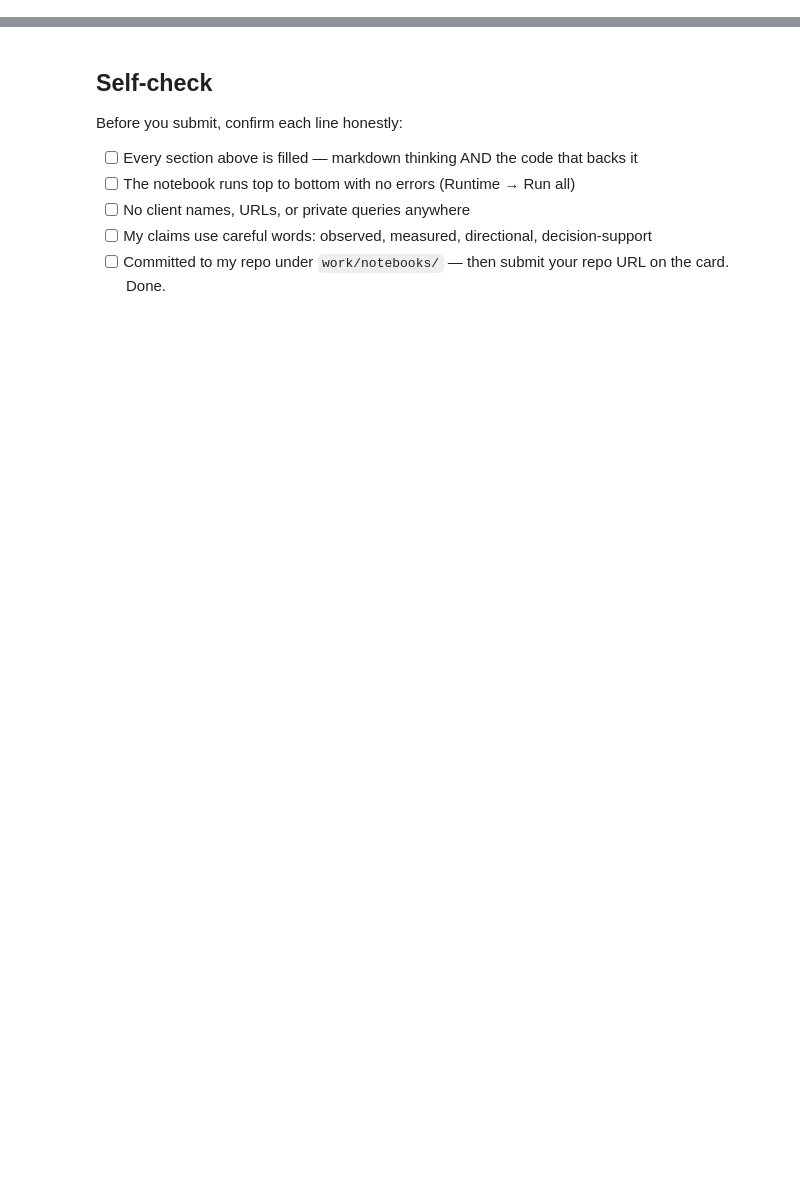
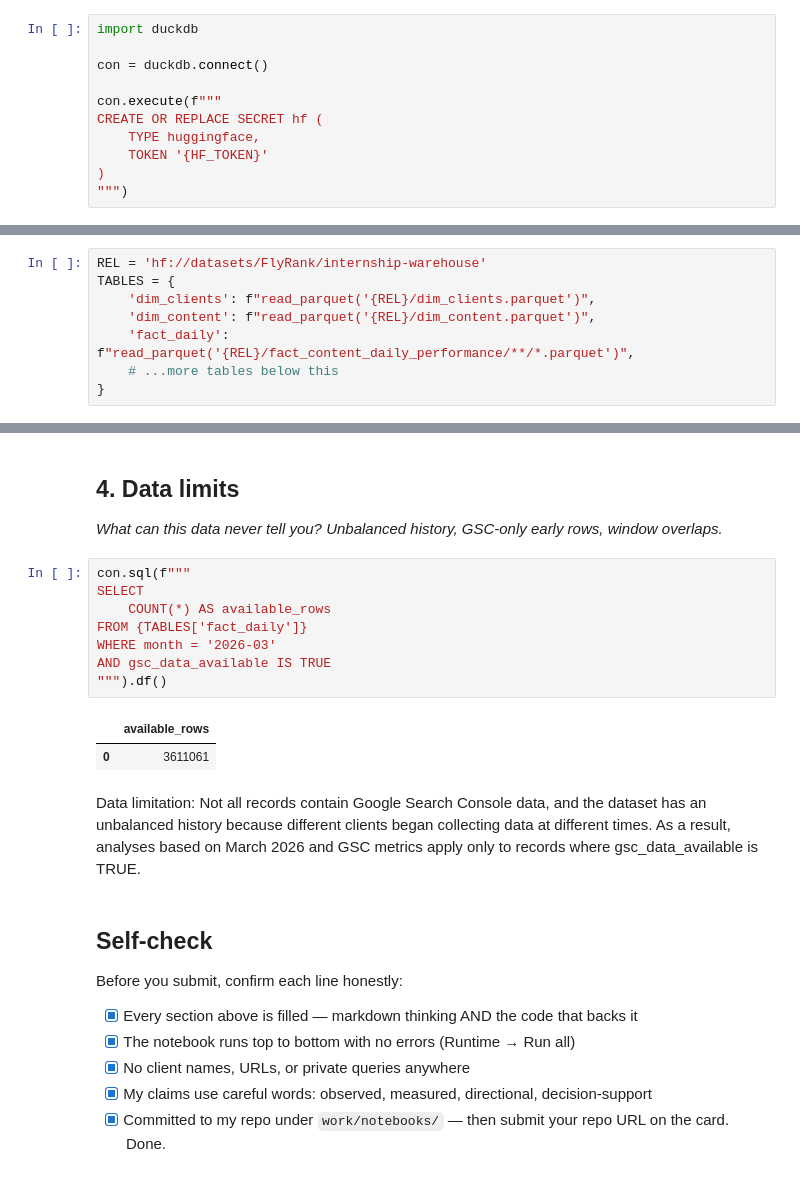
Before and after one commit to Debbie1236-cmd/flyrank-ml-internship, a Jupyter notebook: work/notebooks/w04_signal_audit.ipynb, the cells around one changed output, grey strips where cells are left out. Drawn from its saved outputs; the diff is of its cells as text; blank space fills up the shorter version.

```diff
--- a/work/notebooks/w04_signal_audit.ipynb
+++ b/work/notebooks/w04_signal_audit.ipynb
@@ -36,0 +43,11 @@ This skeleton is yours to fill. Work the sections **in order** — each one has
+# %%
+import duckdb
+
+con = duckdb.connect()
+
+con.execute(f"""
+CREATE OR REPLACE SECRET hf (
+    TYPE huggingface,
+    TOKEN '{HF_TOKEN}'
+)
+""")
@@ -36,0 +56,8 @@ This skeleton is yours to fill. Work the sections **in order** — each one has
+# %%
+REL = 'hf://datasets/FlyRank/internship-warehouse'
+TABLES = {
+    'dim_clients': f"read_parquet('{REL}/dim_clients.parquet')",
+    'dim_content': f"read_parquet('{REL}/dim_content.parquet')",
+    'fact_daily':  f"read_parquet('{REL}/fact_content_daily_performance/**/*.parquet')",
+    # ...more tables below this
+}
@@ -37,10 +201,28 @@ This skeleton is yours to fill. Work the sections **in order** — each one has
+# %% [markdown]
+## 4. Data limits
+
+*What can this data never tell you? Unbalanced history, GSC-only early rows, window overlaps.*
+# %%
+con.sql(f"""
+SELECT
+    COUNT(*) AS available_rows
+FROM {TABLES['fact_daily']}
+WHERE month = '2026-03'
+AND gsc_data_available IS TRUE
+""").df()
+# %% [output]
+|  | available_rows |
+| 0 | 3611061 |
+# %% [markdown]
+Data limitation:
+Not all records contain Google Search Console data, and the dataset has an unbalanced history because different clients began collecting data at different times. As a result, analyses based on March 2026 and GSC metrics apply only to records where gsc_data_available is TRUE.
 # %% [markdown]
 ## Self-check
 
 Before you submit, confirm each line honestly:
 
-- [ ] Every section above is filled — markdown thinking AND the code that backs it
-- [ ] The notebook runs top to bottom with no errors (Runtime → Run all)
-- [ ] No client names, URLs, or private queries anywhere
-- [ ] My claims use careful words: observed, measured, directional, decision-support
-- [ ] Committed to my repo under `work/notebooks/` — then submit your repo URL on the card. Done.
+- [x] Every section above is filled — markdown thinking AND the code that backs it
+- [x] The notebook runs top to bottom with no errors (Runtime → Run all)
+- [x] No client names, URLs, or private queries anywhere
+- [x] My claims use careful words: observed, measured, directional, decision-support
+- [x] Committed to my repo under `work/notebooks/` — then submit your repo URL on the card. Done.
```
Also changed, not shown: parts of 23 cells of this notebook.
